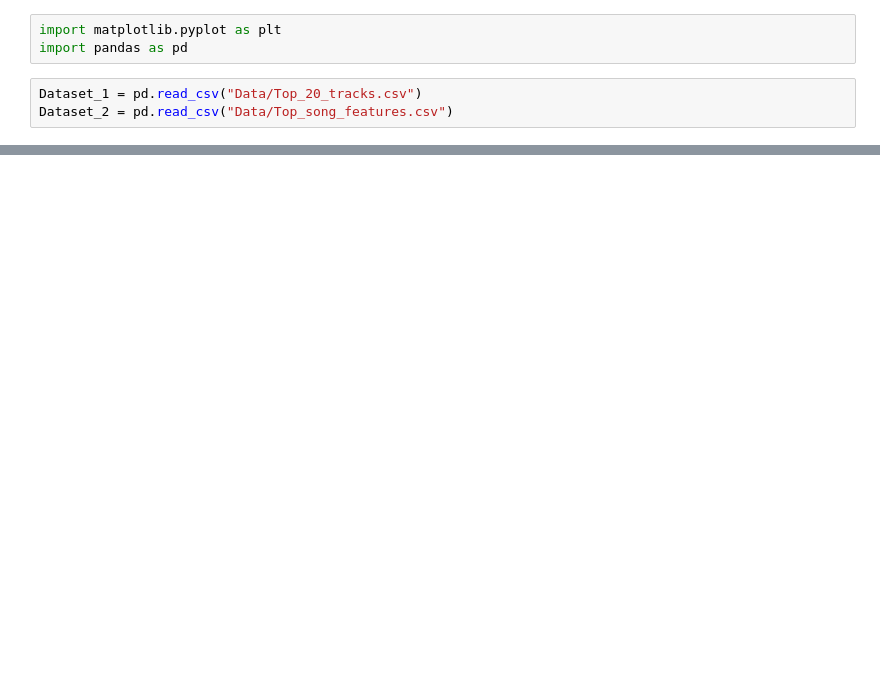
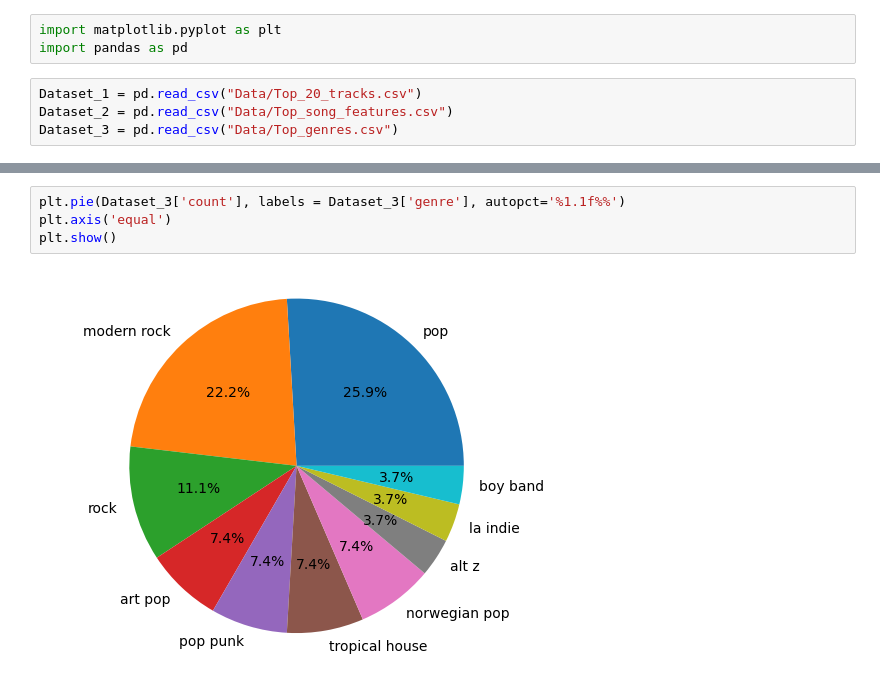
Before and after one commit to KristinBJ98/spotify_api_project, a Jupyter notebook: Make spotify graphs.ipynb, the cells around one changed output, grey strips where cells are left out. Drawn from its saved outputs; the diff is of its cells as text; blank space fills up the shorter version.

Commit message:
top genres dataset

```diff
--- a/Make spotify graphs.ipynb
+++ b/Make spotify graphs.ipynb
@@ -4,3 +4,4 @@ import pandas as pd
 # %%
 Dataset_1 = pd.read_csv("Data/Top_20_tracks.csv")
 Dataset_2 = pd.read_csv("Data/Top_song_features.csv")
+Dataset_3 = pd.read_csv("Data/Top_genres.csv")
@@ -55,0 +56,6 @@ Text(0.5, 1.0, 'My top spotify songs rated by danceability')
+# %%
+plt.pie(Dataset_3['count'], labels = Dataset_3['genre'], autopct='%1.1f%%')
+plt.axis('equal')
+plt.show()
+# %% [output]
+[figure, added]
```
Also changed, not shown: parts of 6 cells of this notebook, 5 other files.
